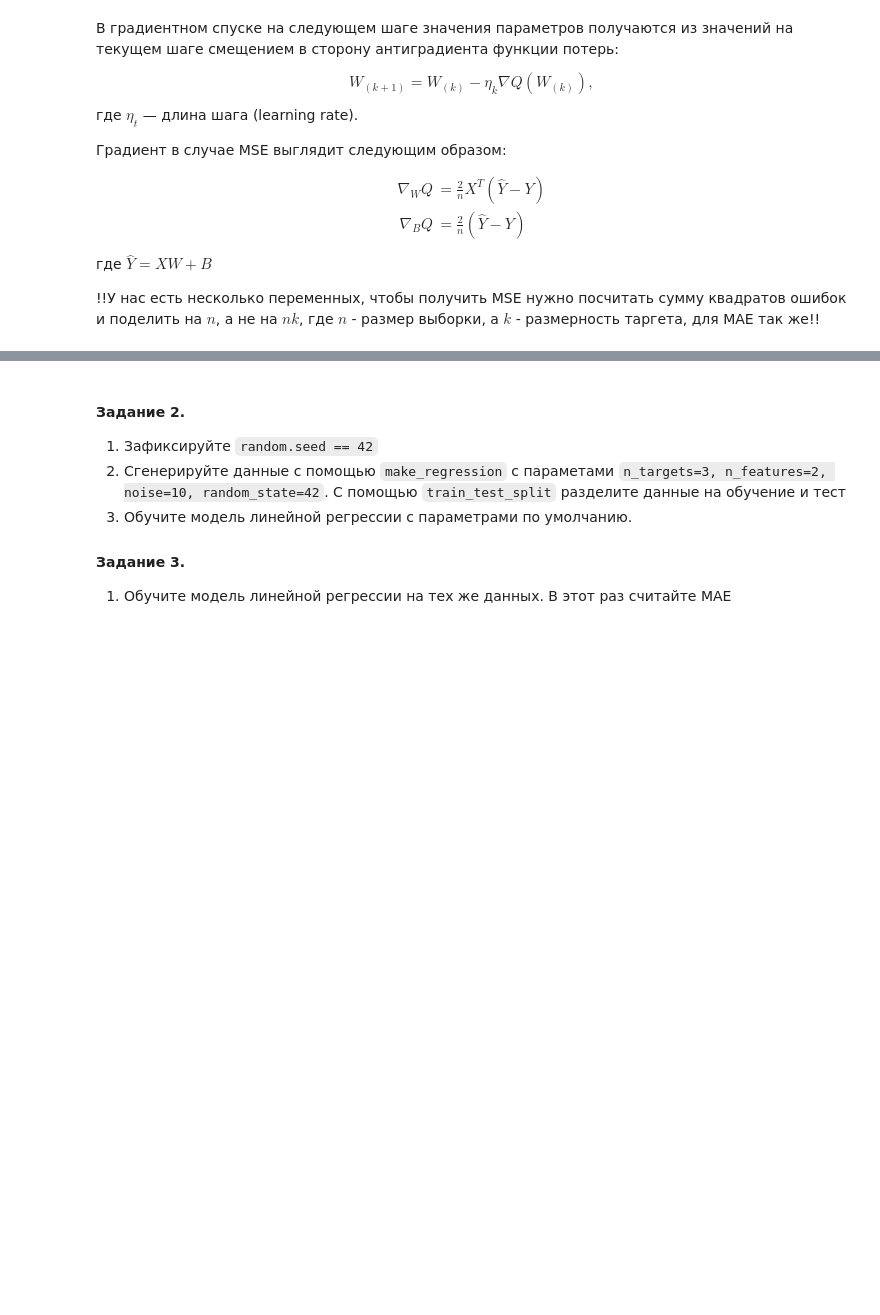
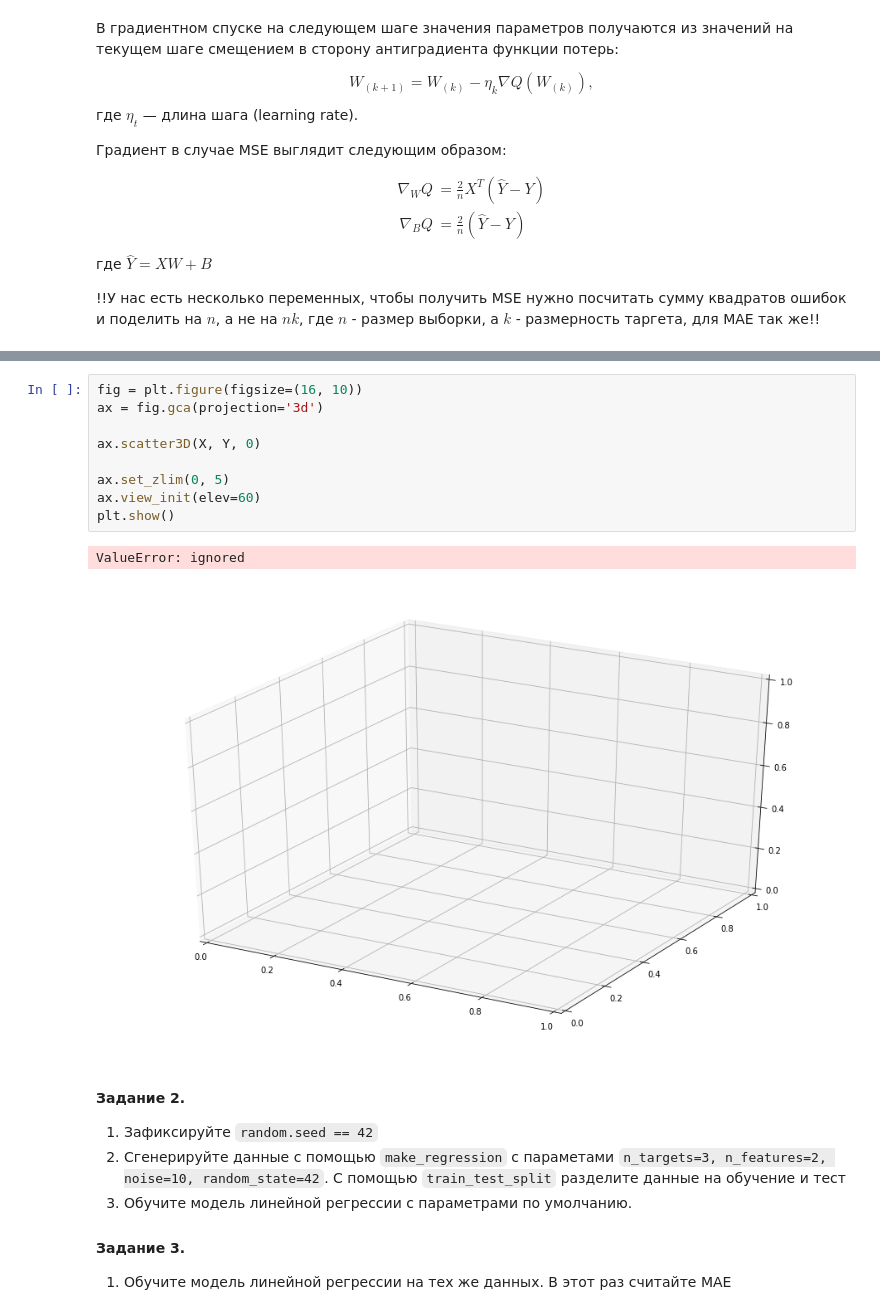
Before and after one commit to ctrlc0ctrlv/deep_learning_2018-19, a Jupyter notebook: [homework,prodv]OOP_and_optimization.ipynb, the cells around one changed output, grey strips where cells are left out. Drawn from its saved outputs; the diff is of its cells as text; blank space fills up the shorter version.

```diff
--- a/[homework,prodv]OOP_and_optimization.ipynb
+++ b/[homework,prodv]OOP_and_optimization.ipynb
@@ -219,3 +225,15 @@ mse = model.fit(X_train, Y_train)
+# %%
+fig = plt.figure(figsize=(16, 10))
+ax = fig.gca(projection='3d')
+
+ax.scatter3D(X, Y, 0)
+
+ax.set_zlim(0, 5)
+ax.view_init(elev=60)
+plt.show()
+# %% [output]
+ValueError: ignored
+[figure, added]
 # %% [markdown]
 #### Задание 2.
 
```
Also changed, not shown: parts of 9 cells of this notebook.
